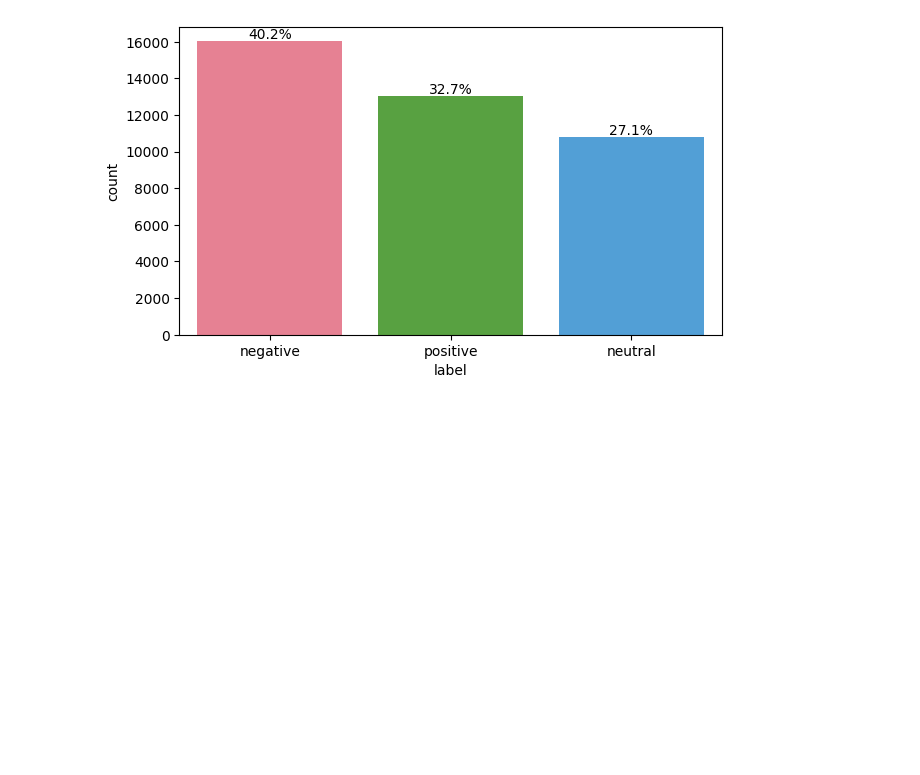
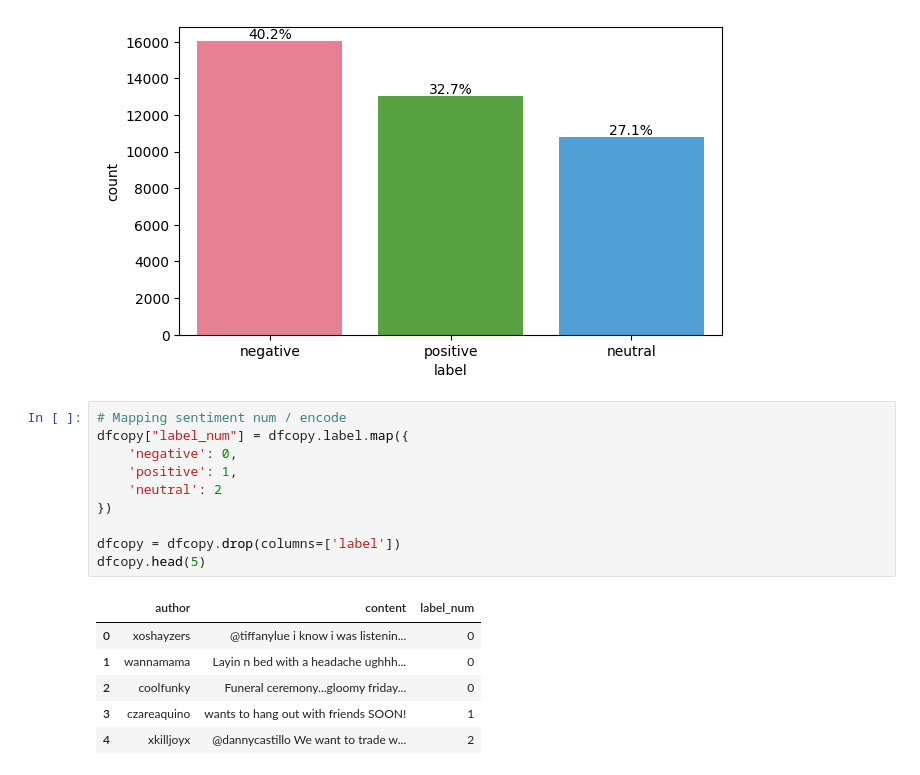
Before and after one commit to Mesgarin/NLPPJ, a Jupyter notebook: Emotion.ipynb, the cells around one changed output. Saved outputs shown, nothing was run; the diff lists cells and outputs as text; blank space fills up the shorter version.

```diff
--- a/Emotion.ipynb
+++ b/Emotion.ipynb
@@ -319,3 +319,20 @@ for p in ax.patches:
 plt.show()
 # %% [output]
 [figure]
+# %%
+# Mapping sentiment num / encode
+dfcopy["label_num"] = dfcopy.label.map({
+    'negative': 0,
+    'positive': 1,
+    'neutral': 2
+})
+
+dfcopy = dfcopy.drop(columns=['label'])
+dfcopy.head(5)
+# %% [output]
+|  | author | content | label_num |
+| 0 | xoshayzers | @tiffanylue i know i was listenin... | 0 |
+| 1 | wannamama | Layin n bed with a headache ughhh... | 0 |
+| 2 | coolfunky | Funeral ceremony...gloomy friday... | 0 |
+| 3 | czareaquino | wants to hang out with friends SOON! | 1 |
+| 4 | xkilljoyx | @dannycastillo We want to trade w... | 2 |
```
Also changed, not shown: parts of 19 cells of this notebook.
